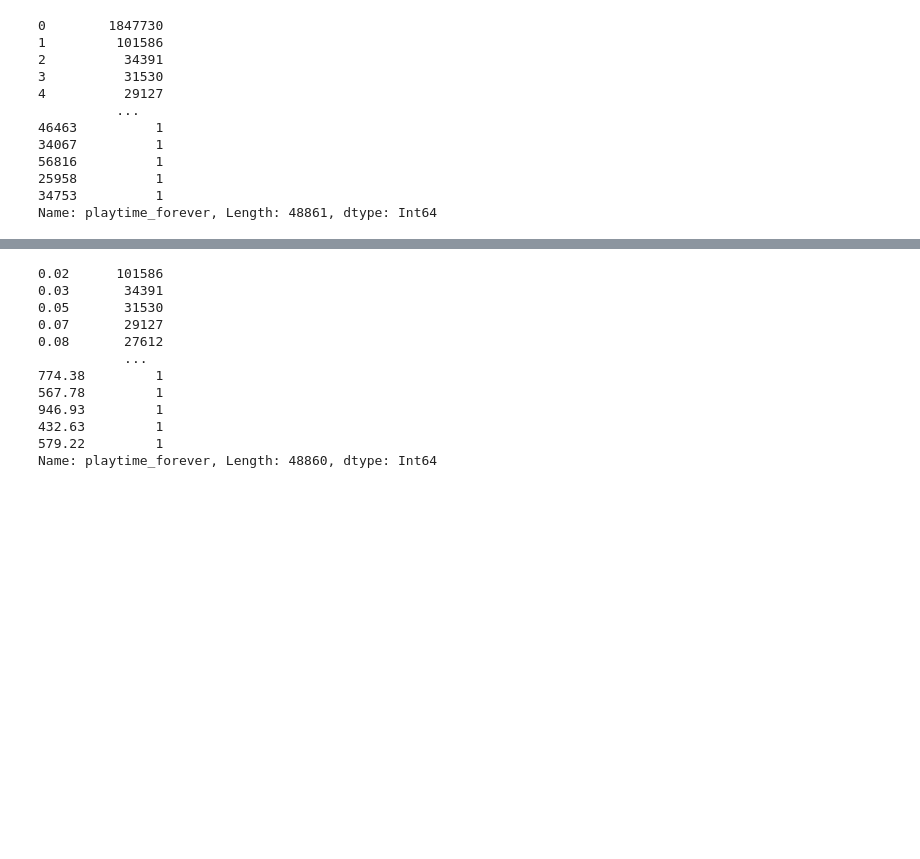
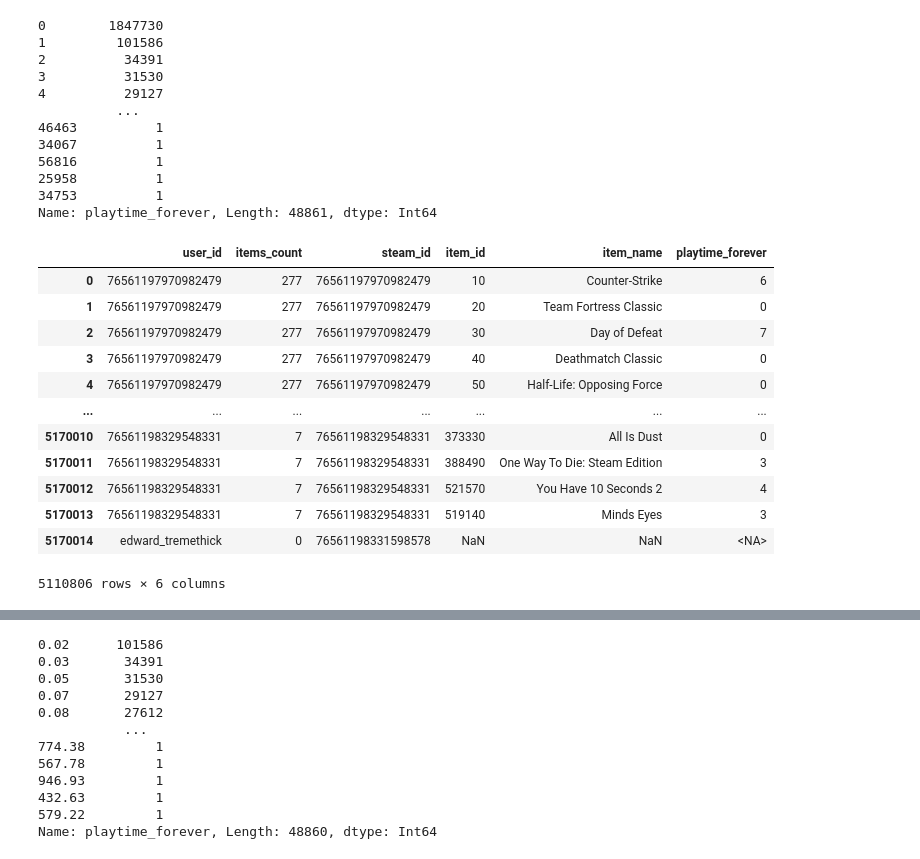
Before and after one commit to KamusDroid/Steam_PI, a Jupyter notebook: ETL.ipynb, the cells around one changed output, grey strips where cells are left out. Cells and saved outputs as stored; diff of their text form; code cells hidden in the pictures; blank space fills up the shorter version.

```diff
--- a/ETL.ipynb
+++ b/ETL.ipynb
@@ -1302,5 +1302,21 @@ uitems['playtime_forever'].value_counts()
 25958          1
 34753          1
 Name: playtime_forever, Length: 48861, dtype: Int64
+# %%
+uitems
+# %% [output]
+|  | user_id | items_count | steam_id | item_id | item_name | playtime_forever |
+| 0 | 76561197970982479 | 277 | 76561197970982479 | 10 | Counter-Strike | 6 |
+| 1 | 76561197970982479 | 277 | 76561197970982479 | 20 | Team Fortress Classic | 0 |
+| 2 | 76561197970982479 | 277 | 76561197970982479 | 30 | Day of Defeat | 7 |
+| 3 | 76561197970982479 | 277 | 76561197970982479 | 40 | Deathmatch Classic | 0 |
+| 4 | 76561197970982479 | 277 | 76561197970982479 | 50 | Half-Life: Opposing Force | 0 |
+| ... | ... | ... | ... | ... | ... | ... |
+| 5170010 | 76561198329548331 | 7 | 76561198329548331 | 373330 | All Is Dust | 0 |
+| 5170011 | 76561198329548331 | 7 | 76561198329548331 | 388490 | One Way To Die: Steam Edition | 3 |
+| 5170012 | 76561198329548331 | 7 | 76561198329548331 | 521570 | You Have 10 Seconds 2 | 4 |
+| 5170013 | 76561198329548331 | 7 | 76561198329548331 | 519140 | Minds Eyes | 3 |
+| 5170014 | edward_tremethick | 0 | 76561198331598578 | NaN | NaN | <NA> |
+5110806 rows × 6 columns
 # %%
 uitems['playtime_forever'] = uitems['playtime_forever']/60
```
Also changed, not shown: parts of 3 cells of this notebook, 3 other files.
